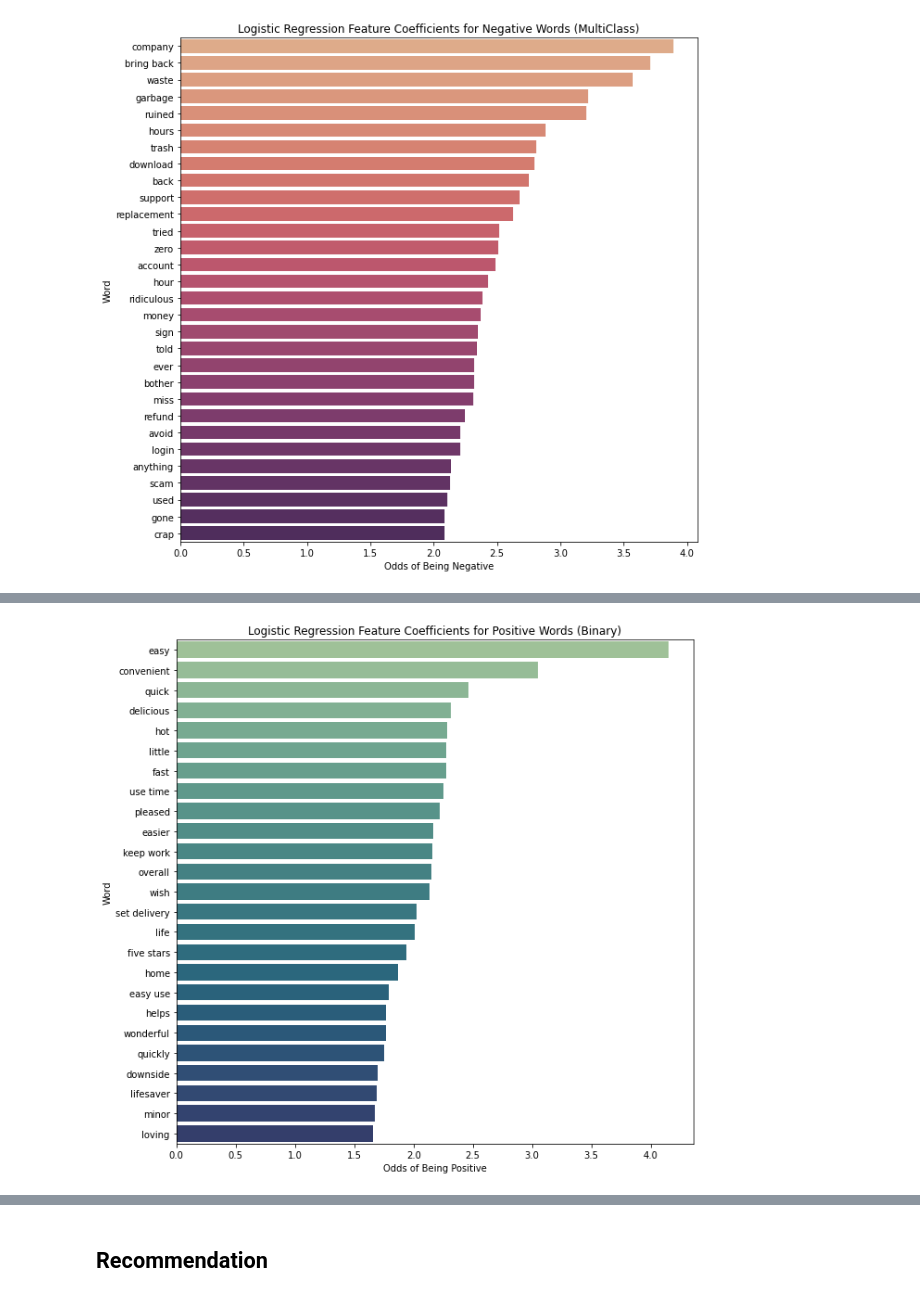
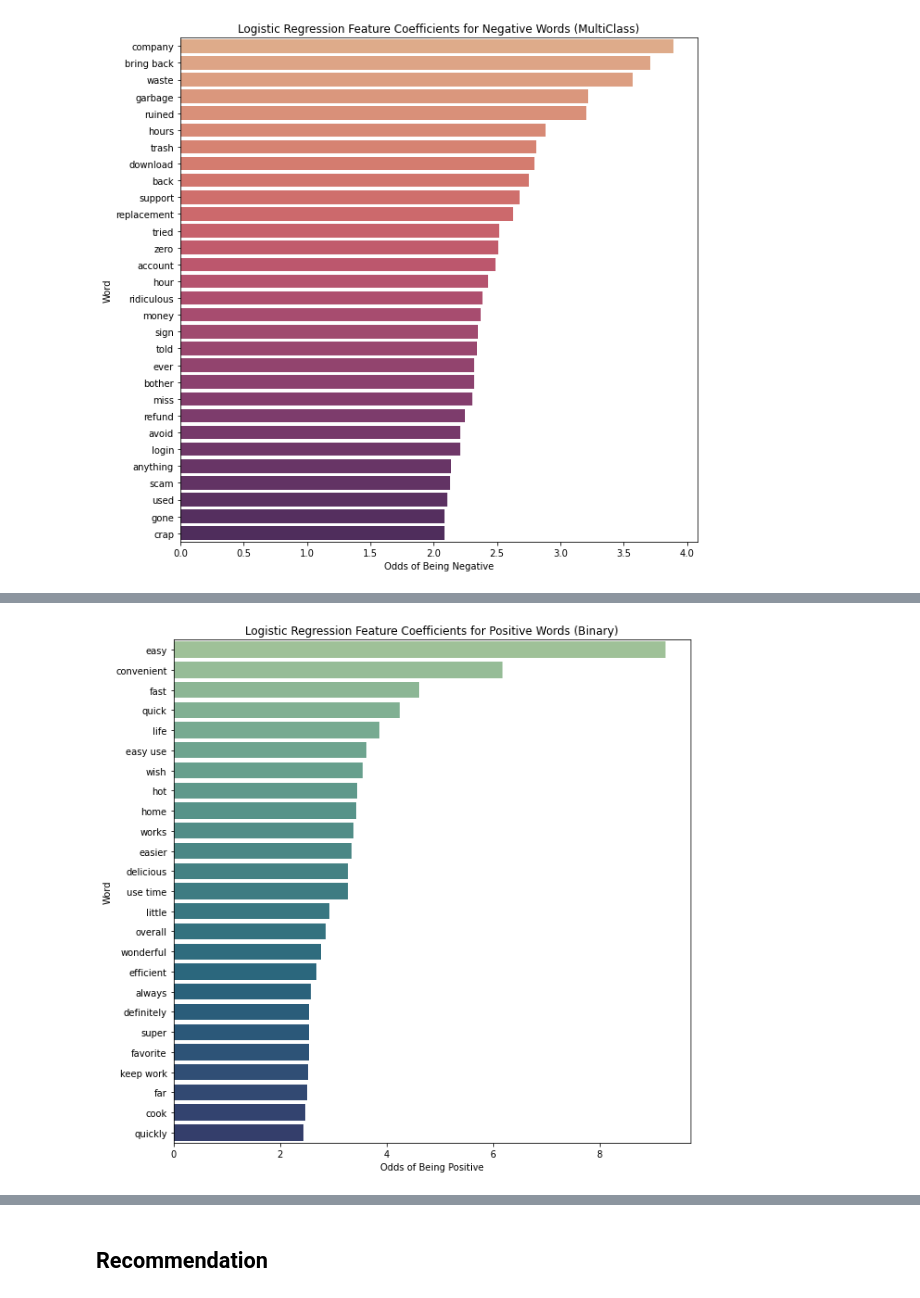
Before and after one commit to jennifernha/NLP-App-Reviews-Sentiment-Analysis, a Jupyter notebook: NLP-App-Sentiment-Analysis.ipynb, the cells around one changed output, grey strips where cells are left out. Cells and saved outputs as stored; diff of their text form; code cells hidden in the pictures.

Commit message:
update through coefficient feature analysis

```diff
--- a/NLP-App-Sentiment-Analysis.ipynb
+++ b/NLP-App-Sentiment-Analysis.ipynb
@@ -738,7 +743,7 @@ stopwords_list.extend(['never', 'terrible', 'like', 'great', 'issue', 'postmates
                        'poor', 'bad', 'useless', 'worst', 'love', 'amazing', 'best', 'excellent','perfect', 'awesome',
                        'nice', 'fantastic', 'happy', 'nyc', 'sometimes', 'thank', 'appreciate', 'friendly', 'pathetic',
                        'shame','unreliable', 'unprofessional', 'inaccurate', 'disappointing', 'code', 'delete',
-                       'unusable', 'deleting', 'bring back', 'deleted'])
+                       'unusable', 'deleting', 'deleted'])
 # %%
 # Remove stopwords
 stopped_tokens = [w.lower() for w in lemmatized_tokens  if w.lower() \
@@ -1384,10 +1592,10 @@ weighted avg       0.78      0.76      0.77     20109
 # %%
 # Fit best performing Logistic Regression on binary data
 # and display performance
-best_bin_svc = LinearSVC(C=1.0, fit_intercept=True, loss='hinge', penalty='l2', tol=0.000001)
-best_bin_svc.fit(X_bin_train_tfidf, y_bin_train)
+best_bin_logreg = LogisticRegression(solver='liblinear', class_weight='balanced')
+best_bin_logreg.fit(X_bin_train_tfidf, y_bin_train)
 evaluate_model(y_bin_test, y_bin_train,
-               X_bin_test_tfidf, X_bin_train_tfidf, best_bin_svc, 2)
+               X_bin_test_tfidf, X_bin_train_tfidf, best_bin_logreg, 2)
 # %% [output]
 ****TRAIN VS TEST ACCURACY****
 
@@ -1553,0 +1925,7 @@ barplot_series(lr_multi_neg,
+# %%
+# Extract coefficients for positive classification from binary LogReg model
+feature_names_bin = vectorizer_bin.get_feature_names()
+lr_coeff_bin = pd.Series(best_bin_logreg.coef_.flatten(),
+                          index=feature_names_bin).sort_values(ascending=False)
+lr_bin_pos = lr_coeff_bin.head(25)
+lr_bin_pos
@@ -1554,7 +1950,7 @@ barplot_series(lr_multi_neg,
 # %%
 # Create bar plot of feature coefficients for binary positive as log odds
-barplot_series(svc_bin_pos,
+barplot_series(lr_bin_pos,
                "Logistic Regression Feature Coefficients for Positive Words (Binary)",
                "Odds of Being Positive", "Word", 'crest')
 # %% [output]
-[figure, old version]
+[figure, new version]
```
Also changed, not shown: parts of 123 cells of this notebook.
